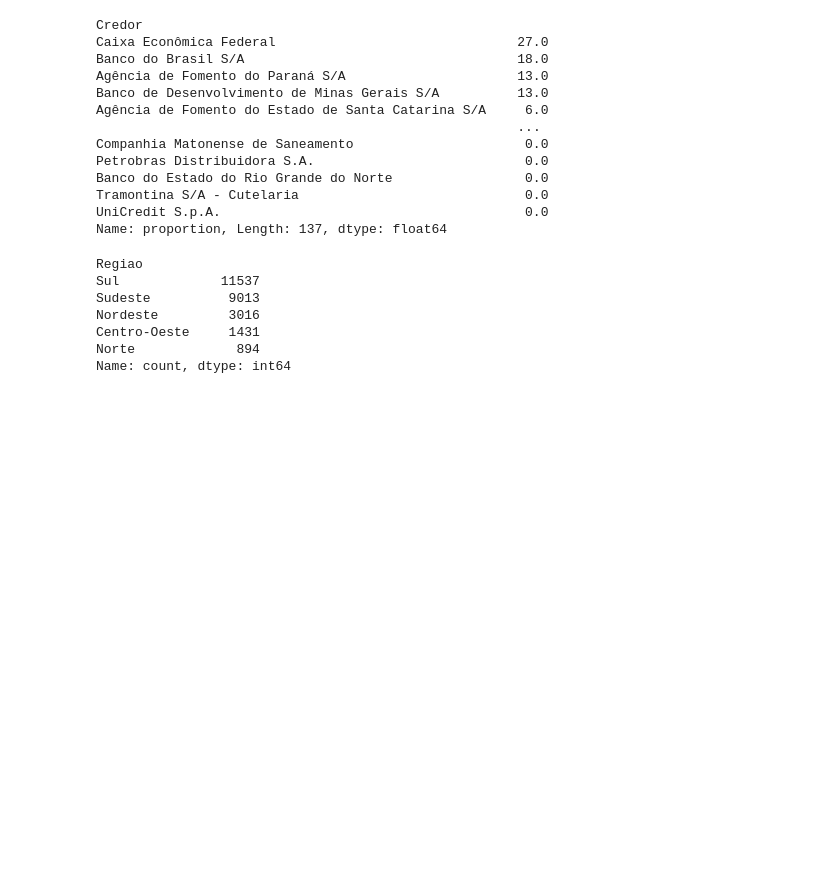
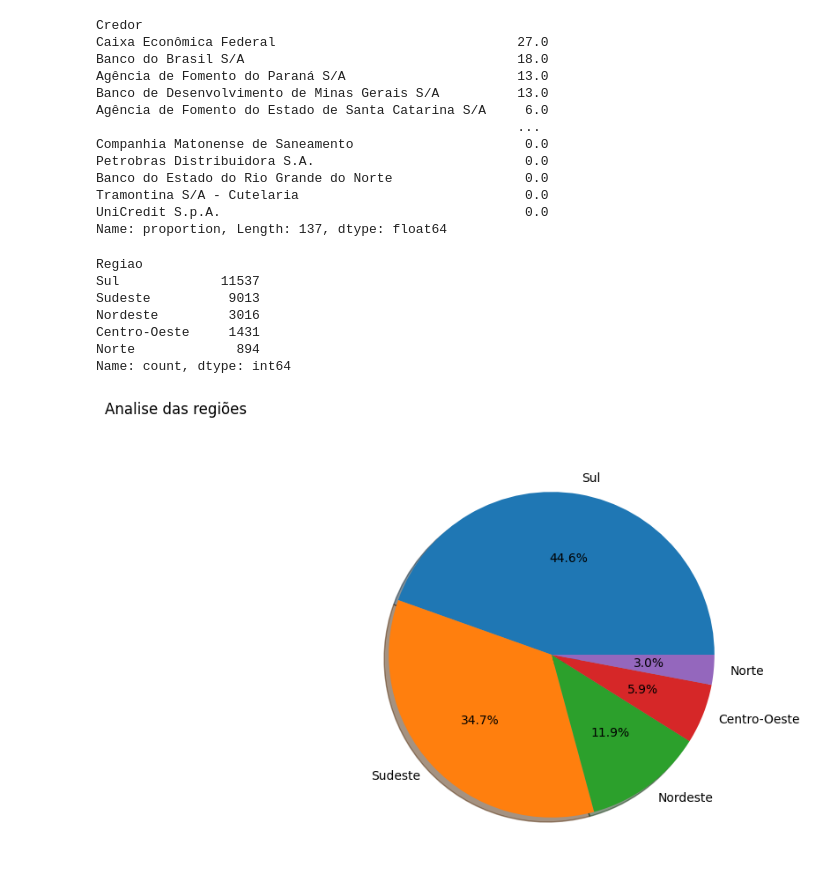
Before and after one commit to Samuelsilvestre/analise-credito-uniao, a Jupyter notebook: analytic/analytic.ipynb, the cells around one changed output. Saved outputs shown, nothing was run; the diff lists cells and outputs as text; code cells hidden in the pictures; blank space fills up the shorter version.

```diff
--- a/analytic/analytic.ipynb
+++ b/analytic/analytic.ipynb
@@ -55,3 +55,19 @@ Nordeste         3016
 Centro-Oeste     1431
 Norte             894
 Name: count, dtype: int64
+# %%
+regiao = round(df['Regiao'].value_counts(normalize=True) * 100)
+
+fig,ax = plt.subplots(figsize=(12,6))
+fig.text(0.09, 0.95, 'Analise das regiões ', fontsize=12)
+
+
+ax.pie(
+    regiao,
+    labels=regiao.index,
+    shadow=True,
+    autopct='%1.1f%%'
+)
+fig.show()
+# %% [output]
+[figure, added]
```
Also changed, not shown: parts of 7 cells of this notebook.
